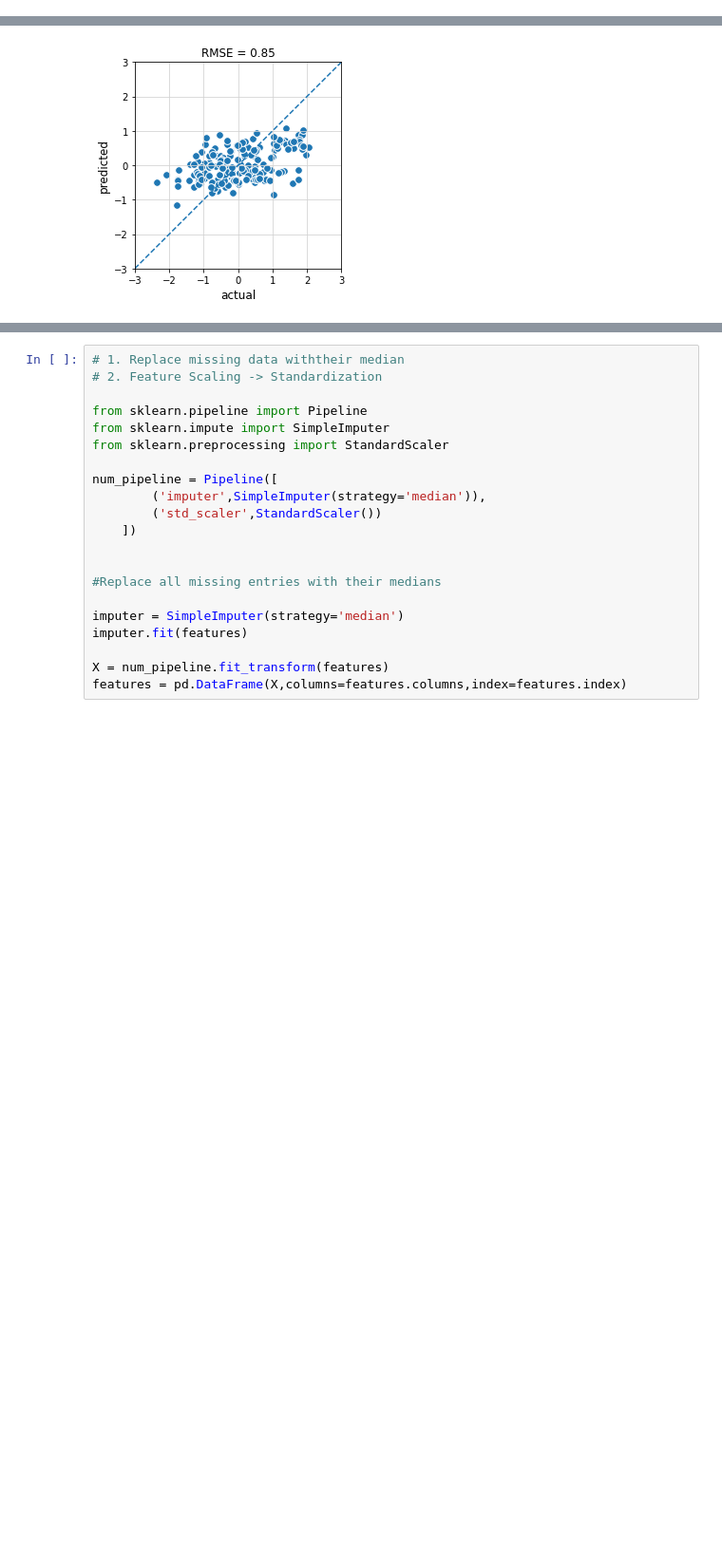
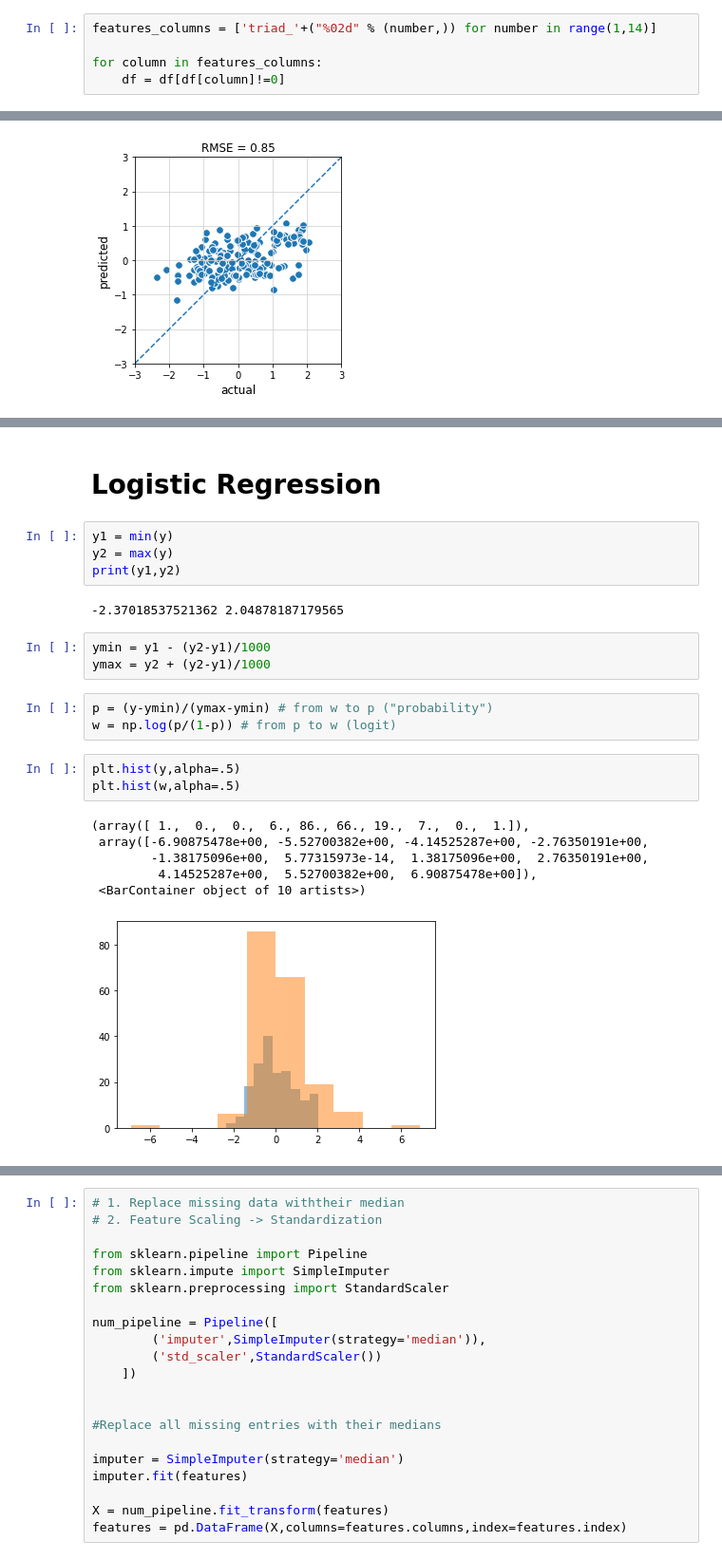
Before and after one commit to EnricoBorriello/National-Stability, a Jupyter notebook: National Stability Data.ipynb, the cells around one changed output, grey strips where cells are left out. Shown at 95% size. Cells and saved outputs as stored; diff of their text form; blank space fills up the shorter version.

```diff
--- a/National Stability Data.ipynb
+++ b/National Stability Data.ipynb
@@ -42,0 +26,5 @@ memory usage: 36.3+ KB
+# %%
+features_columns = ['triad_'+("%02d" % (number,)) for number in range(1,14)]
+
+for column in features_columns:
+    df = df[df[column]!=0]
@@ -82,0 +78,24 @@ str(round(RMSE,2))
+# %% [markdown]
+# Logistic Regression
+# %%
+y1 = min(y)
+y2 = max(y)
+print(y1,y2)
+# %% [output]
+-2.37018537521362 2.04878187179565
+# %%
+ymin = y1 - (y2-y1)/1000
+ymax = y2 + (y2-y1)/1000
+# %%
+p = (y-ymin)/(ymax-ymin) # from w to p ("probability")
+w = np.log(p/(1-p)) # from p to w (logit)
+# %%
+plt.hist(y,alpha=.5)
+plt.hist(w,alpha=.5)
+# %% [output]
+(array([ 1.,  0.,  0.,  6., 86., 66., 19.,  7.,  0.,  1.]),
+ array([-6.90875478e+00, -5.52700382e+00, -4.14525287e+00, -2.76350191e+00,
+        -1.38175096e+00,  5.77315973e-14,  1.38175096e+00,  2.76350191e+00,
+         4.14525287e+00,  5.52700382e+00,  6.90875478e+00]),
+ <BarContainer object of 10 artists>)
+[figure, added]
```
Also changed, not shown: parts of 18 cells of this notebook, 1 other file.
